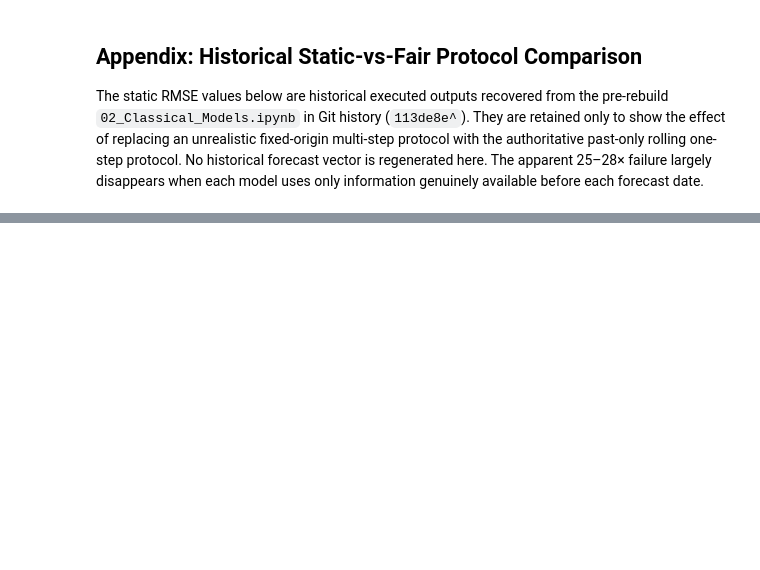
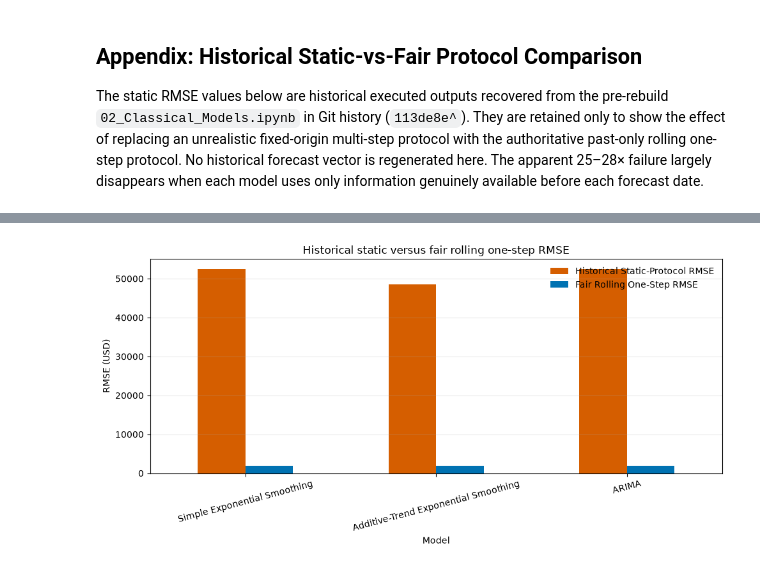
Before and after one commit to mdsoadsolaiman/Time-Series-Foundation-Models, a Jupyter notebook: notebooks/02_Bitcoin_Classical_Baselines.ipynb, the cells around one changed output, grey strips where cells are left out. Saved outputs shown, nothing was run; the diff lists cells and outputs as text; code cells hidden in the pictures; blank space fills up the shorter version.

```diff
--- a/notebooks/02_Bitcoin_Classical_Baselines.ipynb
+++ b/notebooks/02_Bitcoin_Classical_Baselines.ipynb
@@ -70,0 +109,12 @@ static_vs_fair
+# %%
+# Visualise the exact appendix values computed immediately above.
+appendix_rmse = pd.concat([historical_static_rmse, fair_rmse], axis=1)
+ax = appendix_rmse.plot(kind='bar', figsize=(10, 5), color=['#D55E00', '#0072B2'])
+ax.set(title='Historical static versus fair rolling one-step RMSE', xlabel='Model', ylabel='RMSE (USD)')
+ax.tick_params(axis='x', rotation=15)
+ax.grid(axis='y', alpha=0.25)
+ax.legend(frameon=False)
+ax.figure.tight_layout()
+plt.show()
+# %% [output]
+[figure, added]
```
Also changed, not shown: parts of 4 cells of this notebook, 5 other files.
